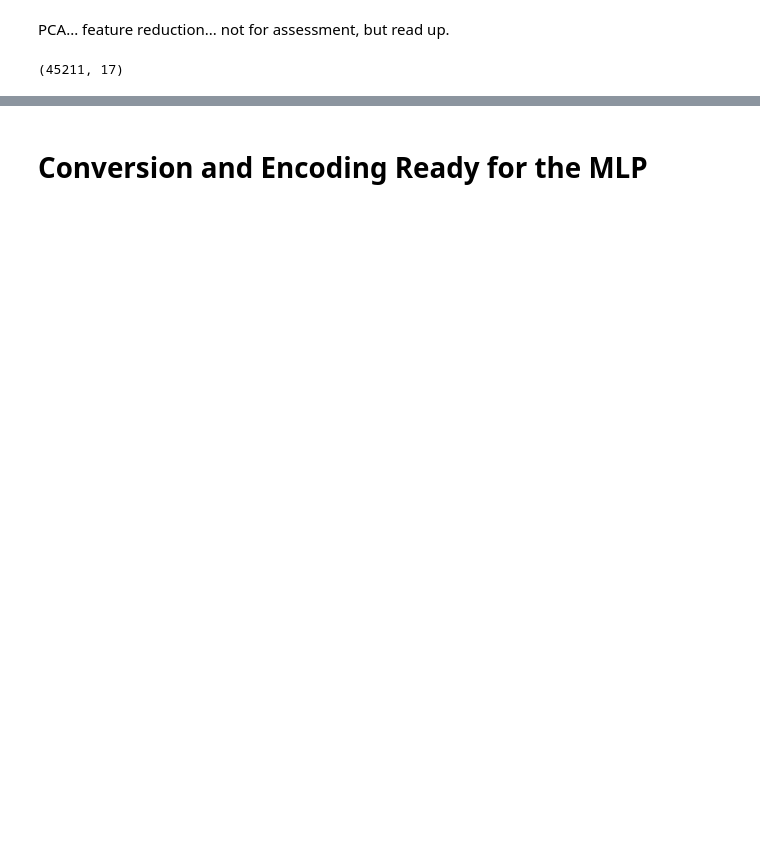
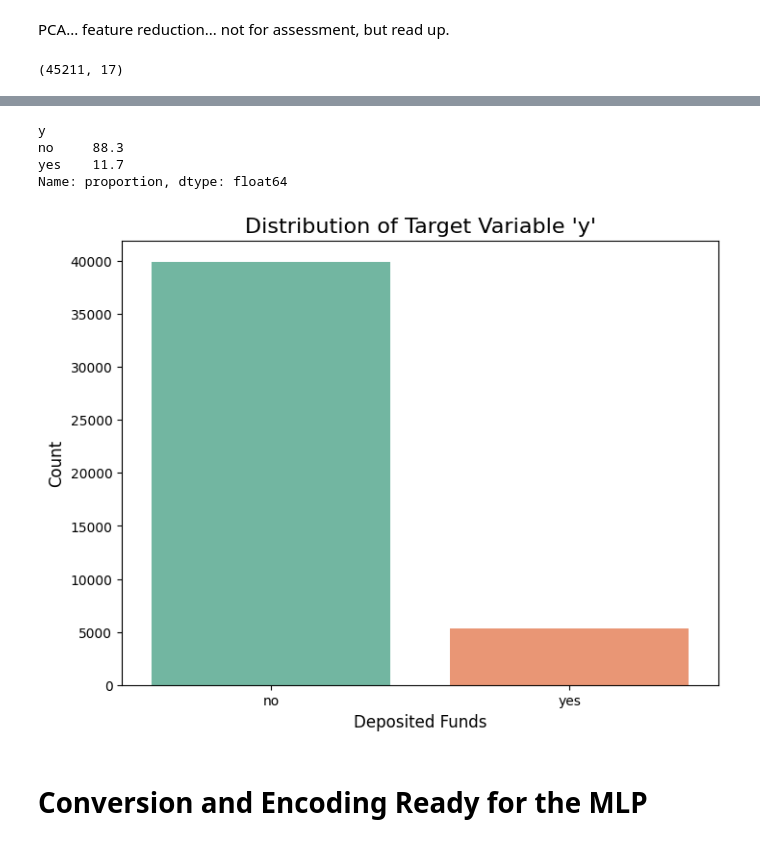
Before and after one commit to daemonchild/cardiffmet-dat6002-artificial-intelligence, a Jupyter notebook: assessment/part_2/1-From-Scratch-MLP-Bank_Data.ipynb, the cells around one changed output, grey strips where cells are left out. Cells and saved outputs as stored; diff of their text form; code cells hidden in the pictures; blank space fills up the shorter version.

```diff
--- a/assessment/part_2/1-From-Scratch-MLP-Bank_Data.ipynb
+++ b/assessment/part_2/1-From-Scratch-MLP-Bank_Data.ipynb
@@ -230,3 +257,17 @@ df.shape
+# %%
+plt.figure(figsize=(8,6))
+sns.countplot(x='y', data=df, palette='Set2')
+plt.title("Distribution of Target Variable 'y'", fontsize=16)
+plt.xlabel("Deposited Funds", fontsize=12)
+plt.ylabel('Count', fontsize=12)
+
+print ((df['y'].value_counts(normalize=True) * 100).round(1))
+# %% [output]
+y
+no     88.3
+yes    11.7
+Name: proportion, dtype: float64
+[figure, added]
 # %% [markdown]
 # Conversion and Encoding Ready for the MLP
 # %%
```
Also changed, not shown: parts of 23 cells of this notebook, 3 other files.
